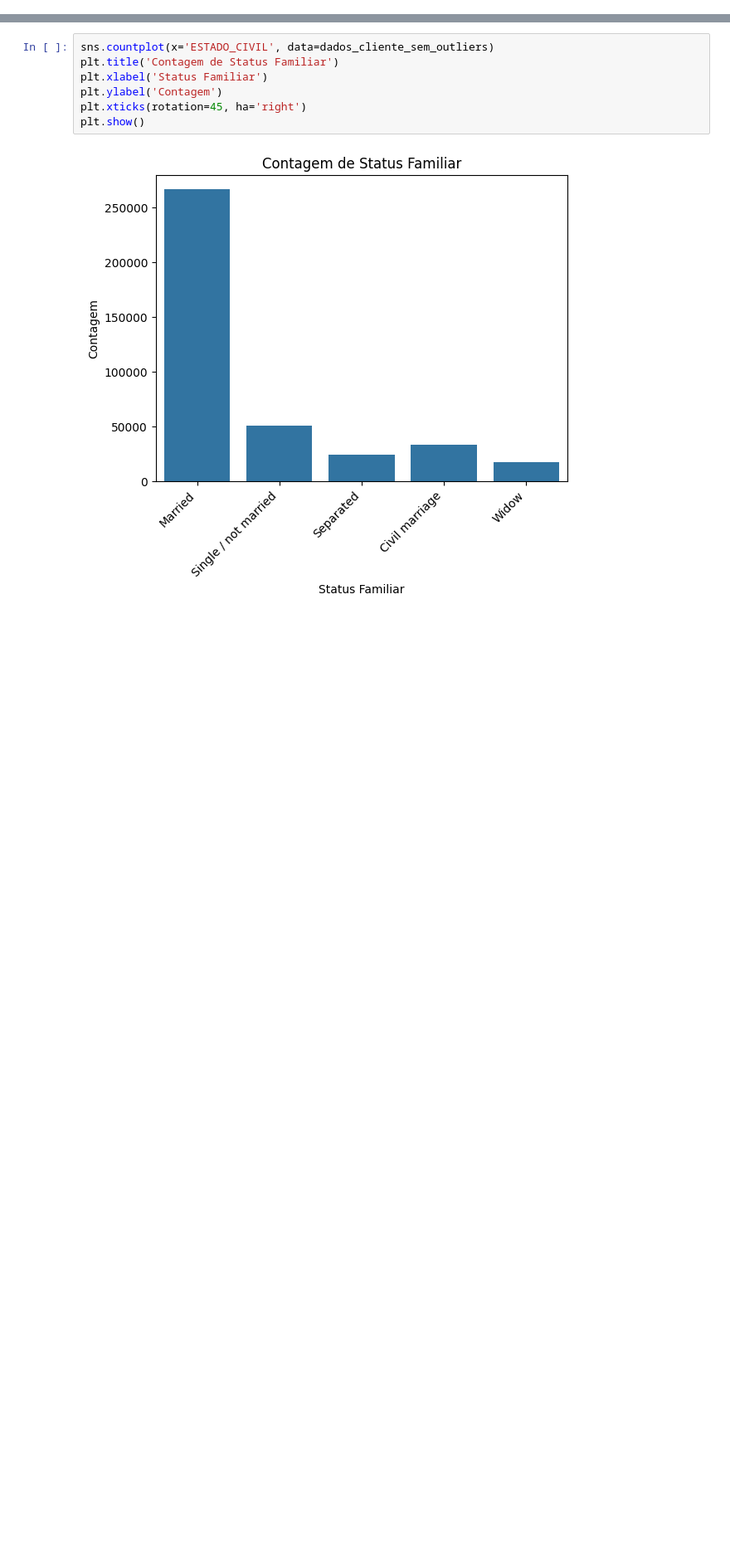
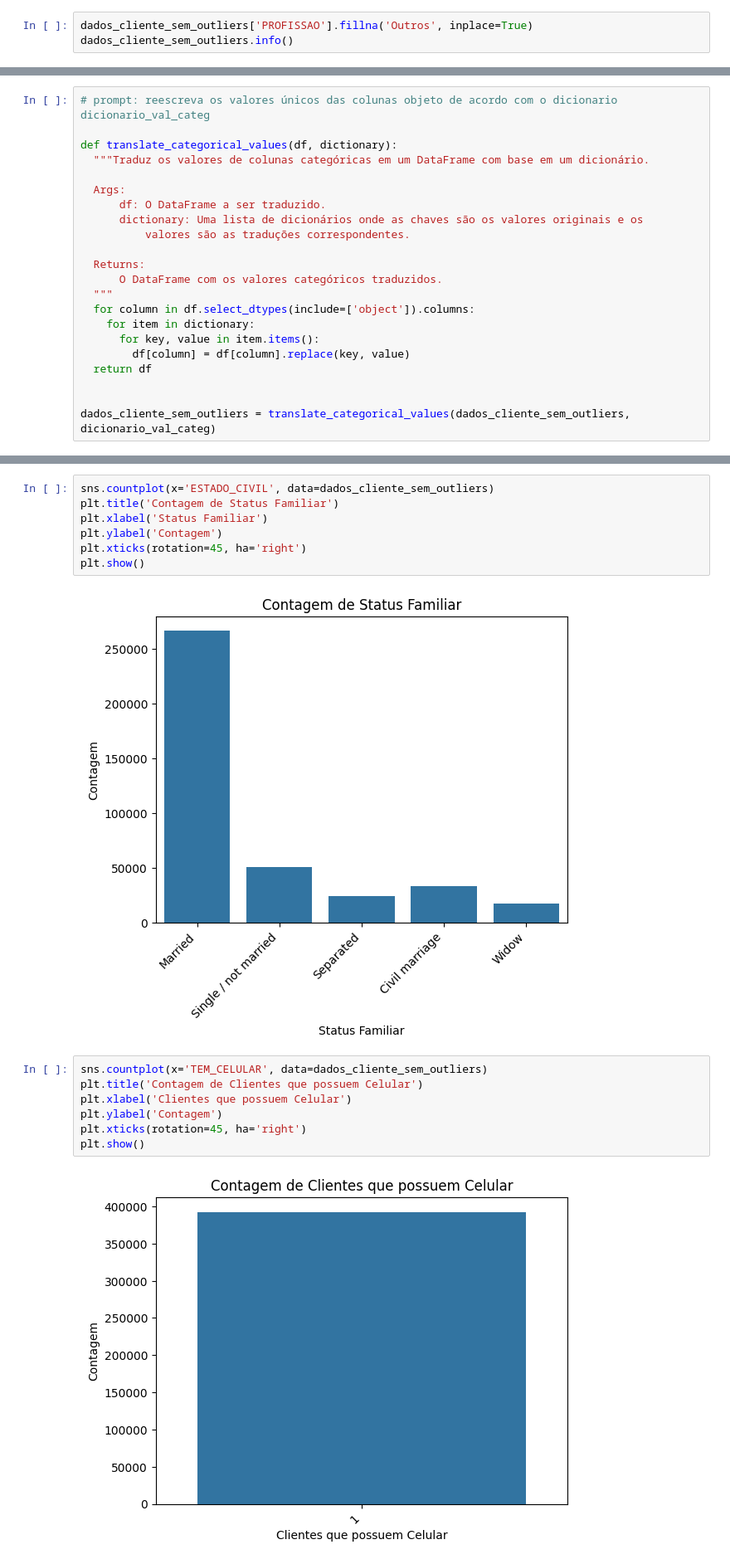
Before and after one commit to VitorFRodrigues/PUCMinas_DataScience, a Jupyter notebook: 06-Machine_Learning/Tarefas/Modulo_A/notebook/aprovacao_credito.ipynb, the cells around one changed output, grey strips where cells are left out. Shown at 83% size. Saved outputs shown, nothing was run; the diff lists cells and outputs as text; blank space fills up the shorter version.

Commit message:
Tradução de variáveis categóricas

```diff
--- a/06-Machine_Learning/Tarefas/Modulo_A/notebook/aprovacao_credito.ipynb
+++ b/06-Machine_Learning/Tarefas/Modulo_A/notebook/aprovacao_credito.ipynb
@@ -419,0 +422,3 @@ memory usage: 56.9+ MB
+# %%
+dados_cliente_sem_outliers['PROFISSAO'].fillna('Outros', inplace=True)
+dados_cliente_sem_outliers.info()
@@ -440,3 +511,25 @@ Valores únicos da coluna 'PROFISSAO': ['Security staff' 'Sales staff' nan 'Acco
+# %%
+# prompt: reescreva os valores únicos das colunas objeto de acordo com o dicionario dicionario_val_categ
+
+def translate_categorical_values(df, dictionary):
+  """Traduz os valores de colunas categóricas em um DataFrame com base em um dicionário.
+
+  Args:
+      df: O DataFrame a ser traduzido.
+      dictionary: Uma lista de dicionários onde as chaves são os valores originais e os
+          valores são as traduções correspondentes.
+
+  Returns:
+      O DataFrame com os valores categóricos traduzidos.
+  """
+  for column in df.select_dtypes(include=['object']).columns:
+    for item in dictionary:
+      for key, value in item.items():
+        df[column] = df[column].replace(key, value)
+  return df
+
+
+dados_cliente_sem_outliers = translate_categorical_values(dados_cliente_sem_outliers, dicionario_val_categ)
 # %%
 # # Crie um objeto OneHotEncoder
 # enc = OneHotEncoder(handle_unknown='ignore')
@@ -509,3 +602,12 @@ plt.xticks(rotation=45, ha='right')
 plt.show()
 # %% [output]
 [figure]
+# %%
+sns.countplot(x='TEM_CELULAR', data=dados_cliente_sem_outliers)
+plt.title('Contagem de Clientes que possuem Celular')
+plt.xlabel('Clientes que possuem Celular')
+plt.ylabel('Contagem')
+plt.xticks(rotation=45, ha='right')
+plt.show()
+# %% [output]
+[figure, added]
```
Also changed, not shown: parts of 6 cells of this notebook.
